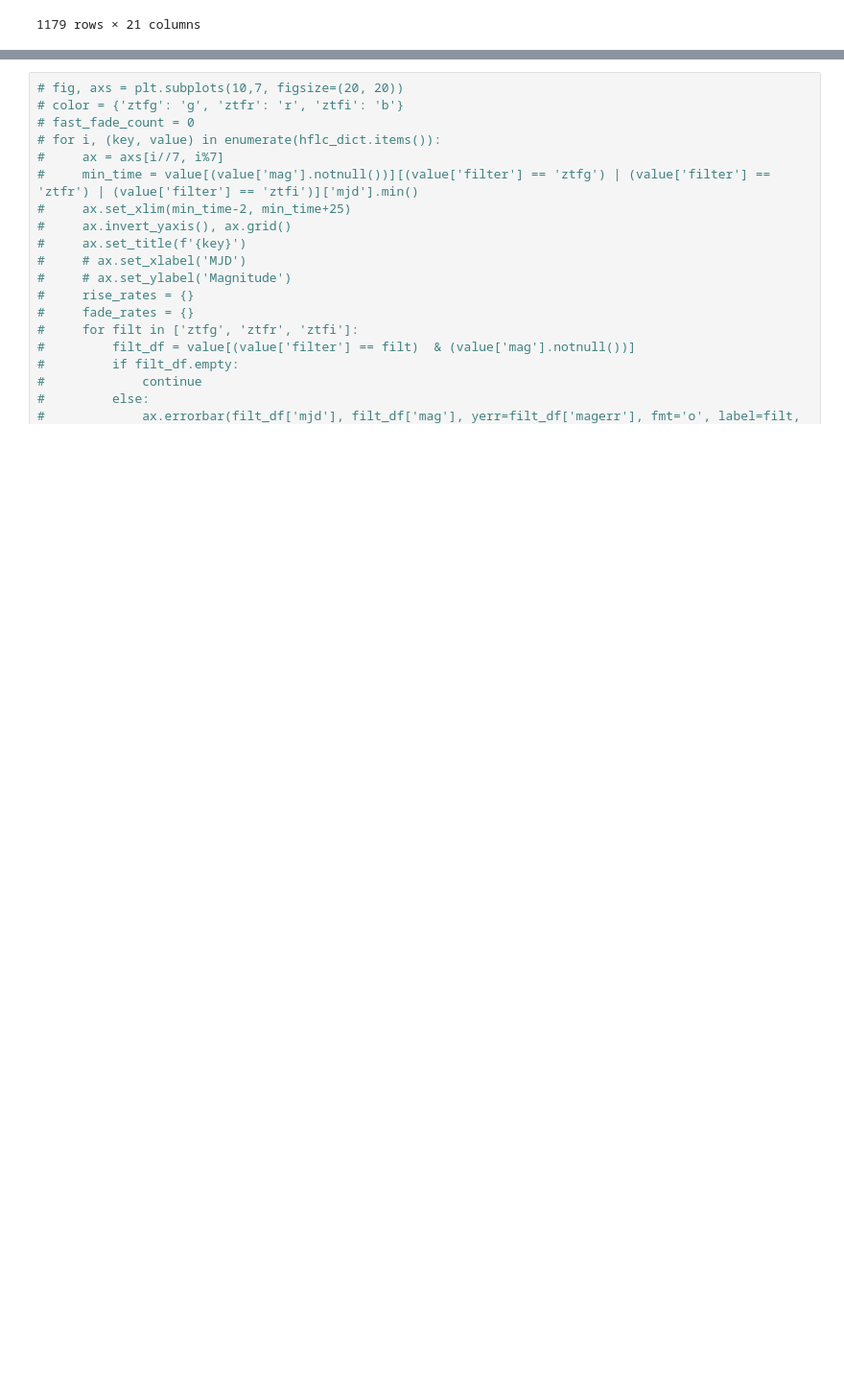
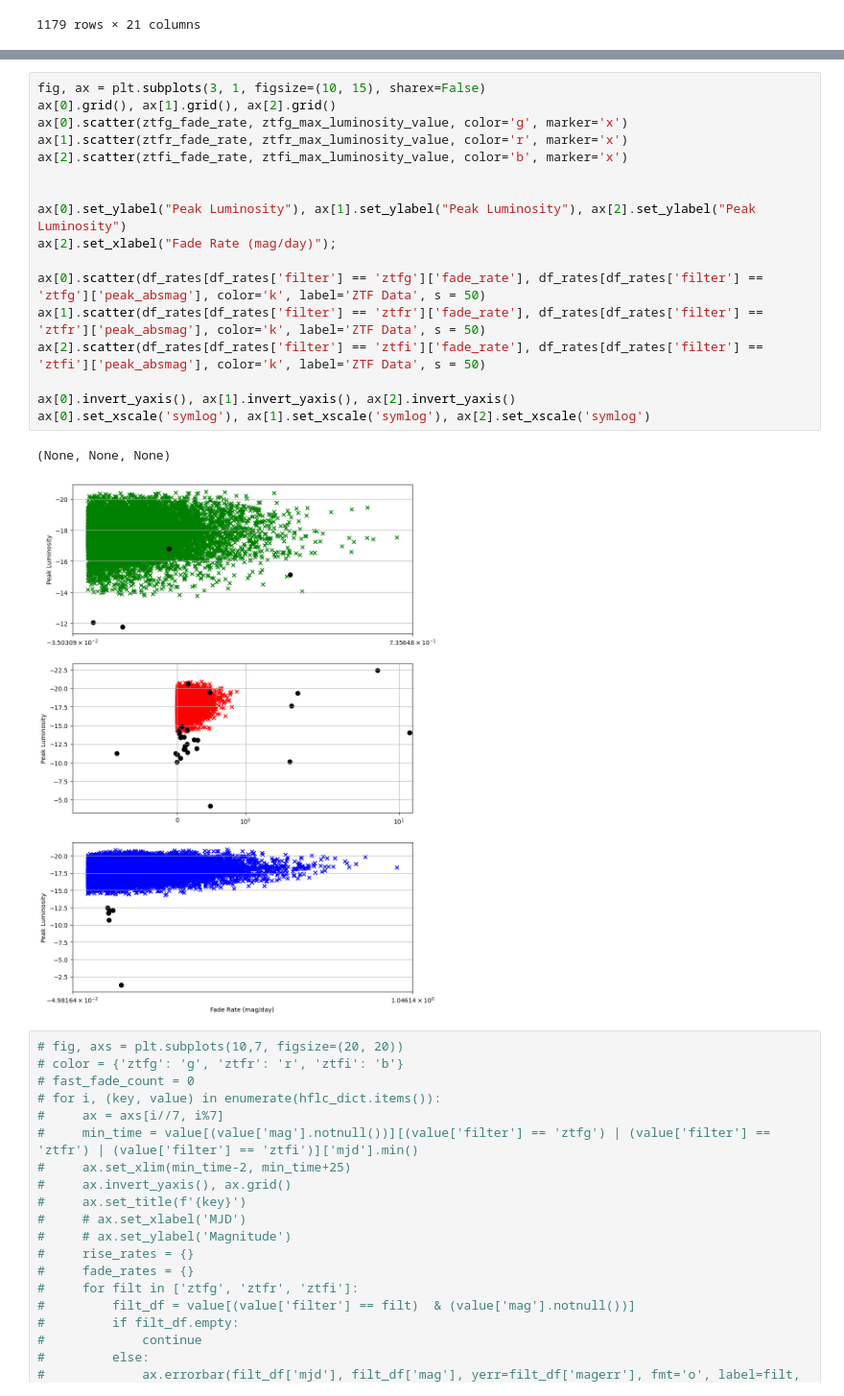
Before and after one commit to tylerbarna/kn-imposters, a Jupyter notebook: hq_candidates.ipynb, the cells around one changed output, grey strips where cells are left out. Shown at 96% size. Drawn from its saved outputs; the diff is of its cells as text; blank space fills up the shorter version.

```diff
--- a/hq_candidates.ipynb
+++ b/hq_candidates.ipynb
@@ -184,3 +478,23 @@ display(zlc_dict['ZTF18aakuewf'][zlc_dict['ZTF18aakuewf']['absmag'].notnull()])
+# %%
+fig, ax = plt.subplots(3, 1, figsize=(10, 15), sharex=False)
+ax[0].grid(), ax[1].grid(), ax[2].grid()
+ax[0].scatter(ztfg_fade_rate, ztfg_max_luminosity_value, color='g', marker='x')
+ax[1].scatter(ztfr_fade_rate, ztfr_max_luminosity_value, color='r', marker='x')
+ax[2].scatter(ztfi_fade_rate, ztfi_max_luminosity_value, color='b', marker='x')
+
+
+ax[0].set_ylabel("Peak Luminosity"), ax[1].set_ylabel("Peak Luminosity"), ax[2].set_ylabel("Peak Luminosity")
+ax[2].set_xlabel("Fade Rate (mag/day)");
+
+ax[0].scatter(df_rates[df_rates['filter'] == 'ztfg']['fade_rate'], df_rates[df_rates['filter'] == 'ztfg']['peak_absmag'], color='k', label='ZTF Data', s = 50)
+ax[1].scatter(df_rates[df_rates['filter'] == 'ztfr']['fade_rate'], df_rates[df_rates['filter'] == 'ztfr']['peak_absmag'], color='k', label='ZTF Data', s = 50)
+ax[2].scatter(df_rates[df_rates['filter'] == 'ztfi']['fade_rate'], df_rates[df_rates['filter'] == 'ztfi']['peak_absmag'], color='k', label='ZTF Data', s = 50)
+
+ax[0].invert_yaxis(), ax[1].invert_yaxis(), ax[2].invert_yaxis()
+ax[0].set_xscale('symlog'), ax[1].set_xscale('symlog'), ax[2].set_xscale('symlog')
+# %% [output]
+(None, None, None)
+[figure, added]
 # %%
 # fig, axs = plt.subplots(10,7, figsize=(20, 20))
 # color = {'ztfg': 'g', 'ztfr': 'r', 'ztfi': 'b'}
```
Also changed, not shown: parts of 12 cells of this notebook.
